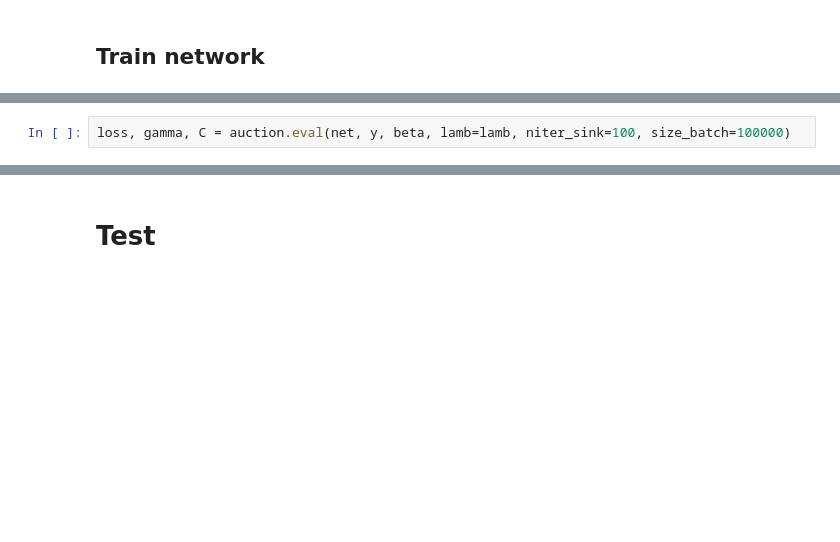
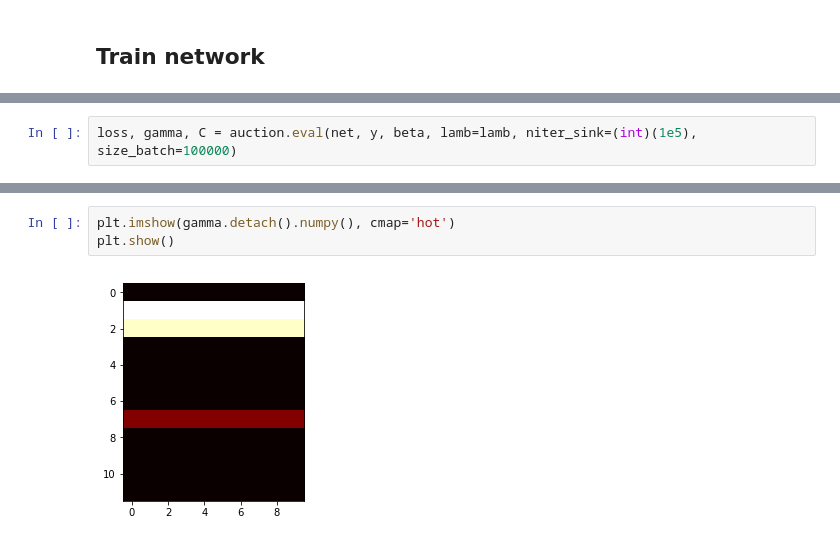
Before and after one commit to eboursier/regularized_private_learning, a Jupyter notebook: test.ipynb, the cells around one changed output, grey strips where cells are left out. Saved outputs shown, nothing was run; the diff lists cells and outputs as text; blank space fills up the shorter version.

```diff
--- a/test.ipynb
+++ b/test.ipynb
@@ -98,5 +123,5 @@ plt.plot(loss_profile)
 # %%
-loss, gamma, C = auction.eval(net, y, beta, lamb=lamb, niter_sink=100, size_batch=100000)
+loss, gamma, C = auction.eval(net, y, beta, lamb=lamb, niter_sink=(int)(1e5), size_batch=100000)
 # %%
 print('True loss:{}'.format(loss))
 print('Utility loss:{}'.format(torch.sum(gamma*C)))
@@ -109,2 +134,5 @@ Privacy loss:0.39746615290641785
-# %% [markdown]
-# Test
+# %%
+plt.imshow(gamma.detach().numpy(), cmap='hot')
+plt.show()
+# %% [output]
+[figure, added]
```
Also changed, not shown: parts of 22 cells of this notebook, 1 other file.
